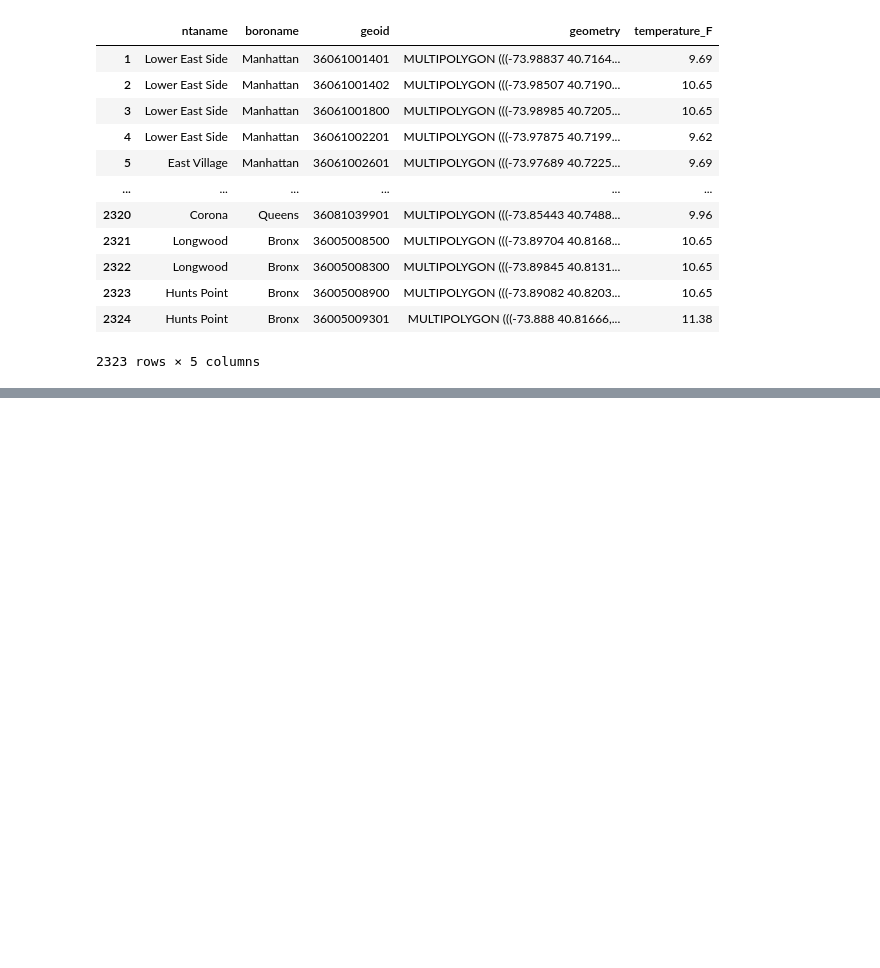
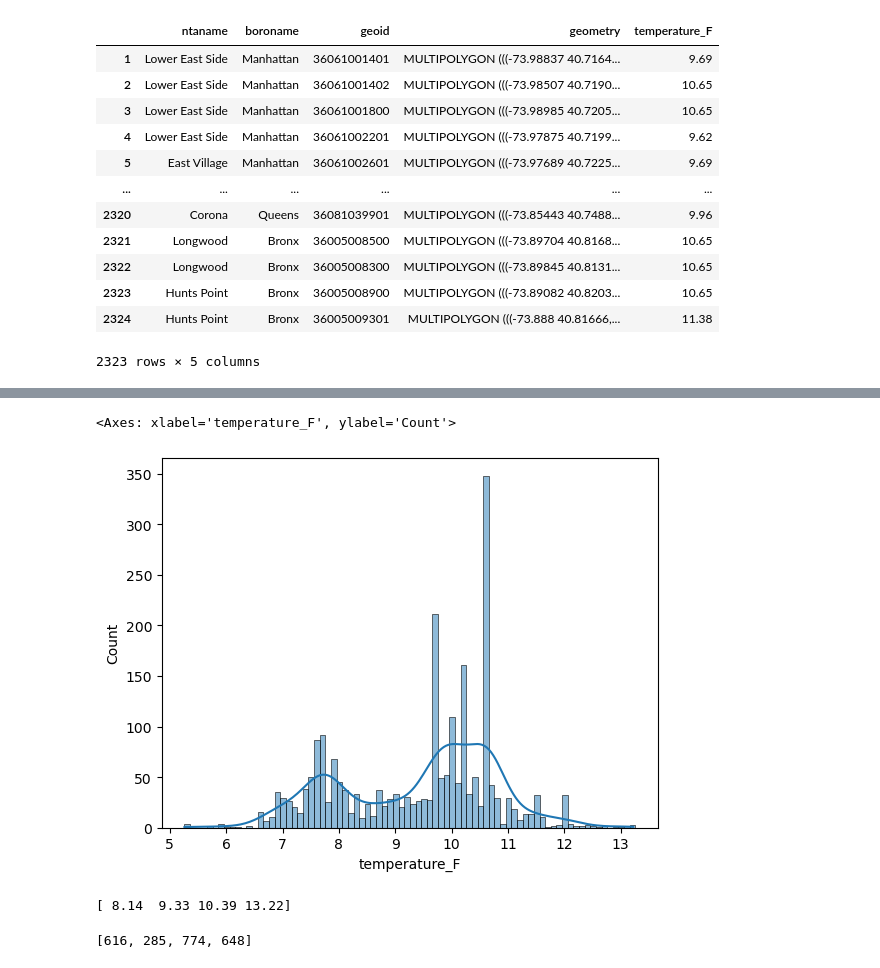
Before and after one commit to KharleWu/UHI_NYC, a Jupyter notebook: Code/Data_Processing.ipynb, the cells around one changed output, grey strips where cells are left out. Cells and saved outputs as stored; diff of their text form; code cells hidden in the pictures; blank space fills up the shorter version.

```diff
--- a/Code/Data_Processing.ipynb
+++ b/Code/Data_Processing.ipynb
@@ -139,0 +145,16 @@ gdf_merged.to_file("UHI_Index.geojson", driver="GeoJSON")
+# %%
+sns.histplot(gdf_merged['temperature_F'], binwidth=0.1, kde=True)
+# %% [output]
+<Axes: xlabel='temperature_F', ylabel='Count'>
+[figure, added]
+# %%
+from mapclassify import NaturalBreaks
+
+nb = NaturalBreaks(gdf_merged['temperature_F'], k=4)
+print(nb.bins)
+# %% [output]
+[ 8.14  9.33 10.39 13.22]
+# %%
+nb.counts.tolist()
+# %% [output]
+[616, 285, 774, 648]
```
Also changed, not shown: parts of 4 cells of this notebook, 1 other file.
